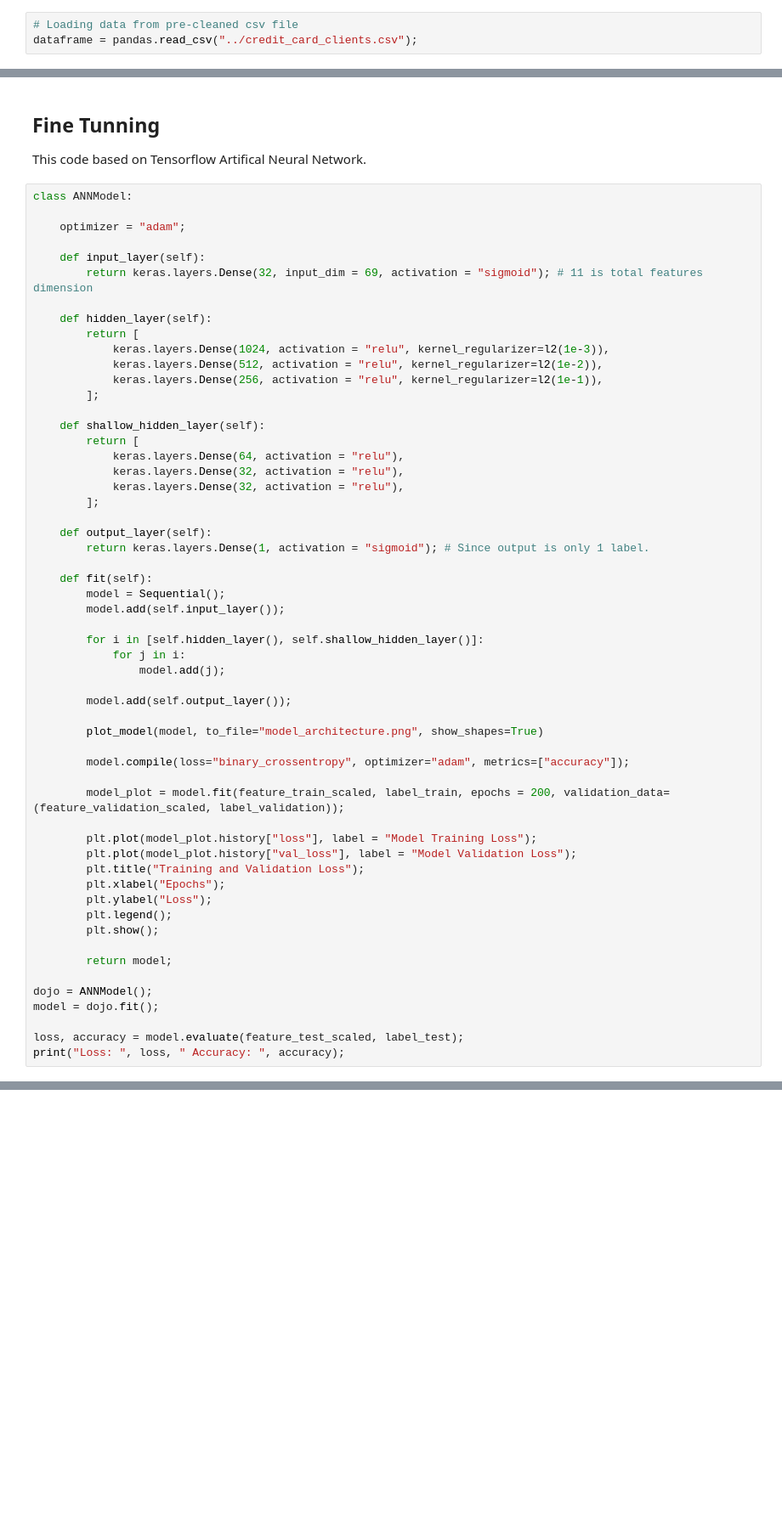
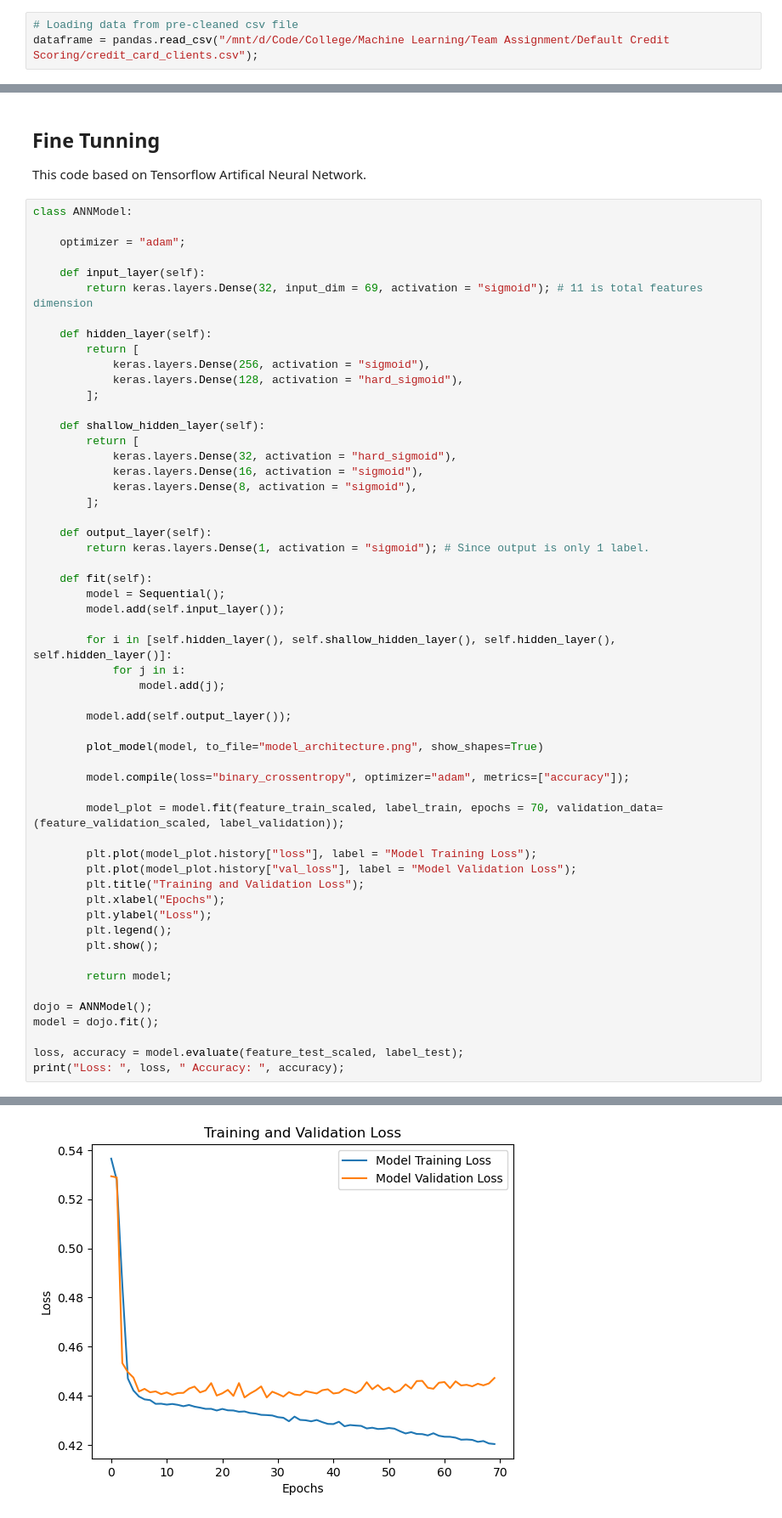
Before and after one commit to yosua-kristianto/ml-team-project, a Jupyter notebook: cua/dojo-ann.ipynb, the cells around one changed output, grey strips where cells are left out. Shown at 85% size. Saved outputs shown, nothing was run; the diff lists cells and outputs as text; blank space fills up the shorter version.

```diff
--- a/cua/dojo-ann.ipynb
+++ b/cua/dojo-ann.ipynb
@@ -13,7 +17,7 @@ from tensorflow.keras.regularizers import l2;
 ## Data Import
 # %%
 # Loading data from pre-cleaned csv file
-dataframe = pandas.read_csv("../credit_card_clients.csv");
+dataframe = pandas.read_csv("/mnt/d/Code/College/Machine Learning/Team Assignment/Default Credit Scoring/credit_card_clients.csv");
 # %% [markdown]
 ## Feature Correlation
 
@@ -120,16 +124,15 @@ class ANNModel:
 
     def hidden_layer(self):
         return [
-            keras.layers.Dense(1024, activation = "relu", kernel_regularizer=l2(1e-3)),
-            keras.layers.Dense(512, activation = "relu", kernel_regularizer=l2(1e-2)),
-            keras.layers.Dense(256, activation = "relu", kernel_regularizer=l2(1e-1)),
+            keras.layers.Dense(256, activation = "sigmoid"),
+            keras.layers.Dense(128, activation = "hard_sigmoid"),
         ];
 
     def shallow_hidden_layer(self):
         return [
-            keras.layers.Dense(64, activation = "relu"),
-            keras.layers.Dense(32, activation = "relu"),
-            keras.layers.Dense(32, activation = "relu"),
+            keras.layers.Dense(32, activation = "hard_sigmoid"),
+            keras.layers.Dense(16, activation = "sigmoid"),
+            keras.layers.Dense(8, activation = "sigmoid"),
         ];
 
     def output_layer(self):
@@ -139,7 +142,7 @@ class ANNModel:
         model = Sequential();
         model.add(self.input_layer());
 
-        for i in [self.hidden_layer(), self.shallow_hidden_layer()]:
+        for i in [self.hidden_layer(), self.shallow_hidden_layer(), self.hidden_layer(), self.hidden_layer()]:
             for j in i:
                 model.add(j);
 
@@ -149,7 +152,7 @@ class ANNModel:
 
         model.compile(loss="binary_crossentropy", optimizer="adam", metrics=["accuracy"]);
 
-        model_plot = model.fit(feature_train_scaled, label_train, epochs = 200, validation_data=(feature_validation_scaled, label_validation));
+        model_plot = model.fit(feature_train_scaled, label_train, epochs = 70, validation_data=(feature_validation_scaled, label_validation));
 
         plt.plot(model_plot.history["loss"], label = "Model Training Loss");
         plt.plot(model_plot.history["val_loss"], label = "Model Validation Loss");
@@ -186,0 +198 @@ Epoch 185/200
+[figure, added]
```
Also changed, not shown: parts of 2 cells of this notebook.
